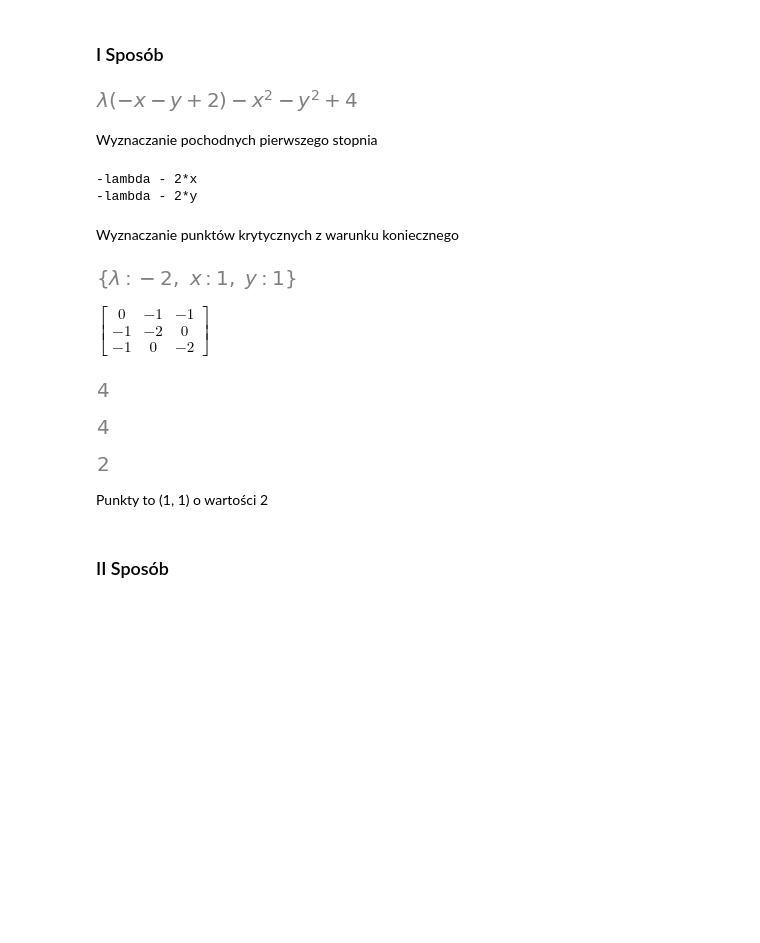
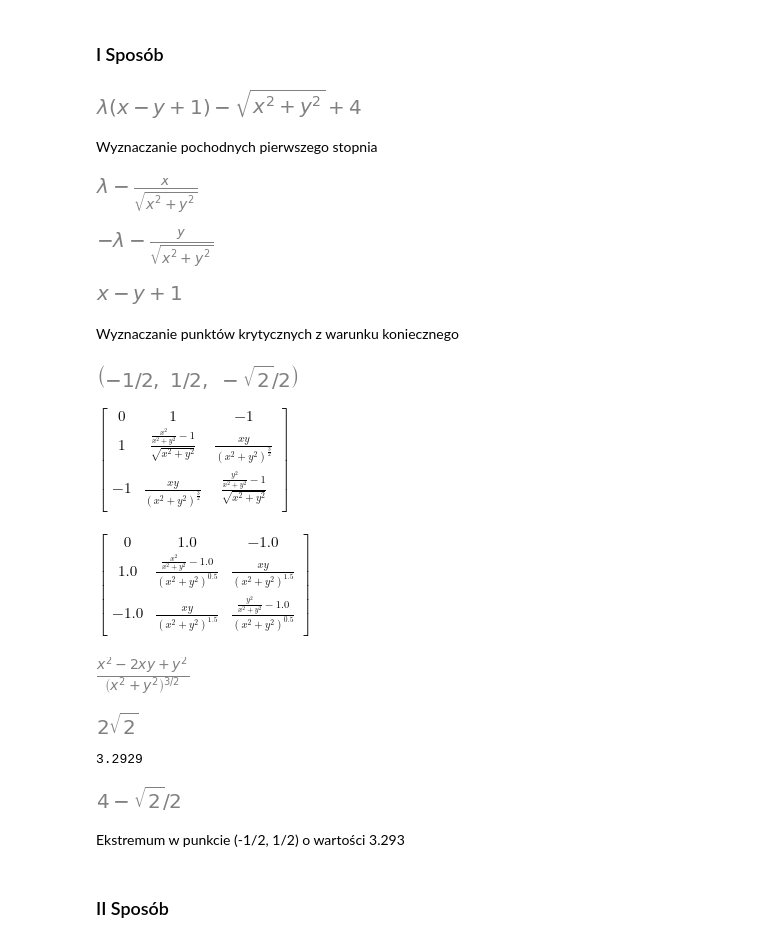
Before and after one commit to pzajaczkowski/ONWP, a Jupyter notebook: lista3/lista3.ipynb, the cells around one changed output. Saved outputs shown, nothing was run; the diff lists cells and outputs as text; code cells hidden in the pictures; blank space fills up the shorter version.

```diff
--- a/lista3/lista3.ipynb
+++ b/lista3/lista3.ipynb
@@ -12,6 +12,6 @@ x, y, ld = sp.symbols("x y lambda")
 # %% [markdown]
 ### Zadanie 1
 # %%
-fun_z = 4 - x**2 - y**2
+fun_z = 4 - sp.sqrt(x**2 + y**2)
 fun_z
 # %% [output]
@@ -19,5 +19,4 @@ fun_z
 # %%
-fun_y = 2 - x
-fun_y = 2 - x
+fun_y = x + 1
 fun_y
 # %% [output]
@@ -34,27 +33,33 @@ fun_g = fun_y - y
 fun_L = fun_z + ld * fun_g
 fun_L
 # %% [output]
-[figure, old version]
+[figure, new version]
 # %% [markdown]
 Wyznaczanie pochodnych pierwszego stopnia
 # %%
 fun_L_diff_x = sp.diff(fun_L, x)
-print(fun_L_diff_x)
-fun_L_diff_y = sp.diff(fun_L, y)
-print(fun_L_diff_y)
-fun_L_diff_lbda = sp.diff(fun_L, ld)
+fun_L_diff_x
 # %% [output]
--lambda - 2*x
--lambda - 2*y
+[figure, added]
+# %%
+fun_L_diff_y = sp.diff(fun_L, y)
+fun_L_diff_y
+# %% [output]
+[figure, added]
+# %%
+fun_L_diff_lbda = sp.diff(fun_L, ld)
+fun_L_diff_lbda
+# %% [output]
+[figure, added]
 # %% [markdown]
 Wyznaczanie punktów krytycznych z warunku koniecznego
 # %%
 crit_point = sp.solve([fun_L_diff_x, fun_L_diff_y, fun_L_diff_lbda], [x, y, ld])
 crit_point
-p1 = crit_point
+p1 = crit_point[0]
 p1
 # %% [output]
-[figure, old version]
+[figure, new version]
 # %%
 L_hesjan = sp.Matrix(
     [
@@ -65,26 +70,41 @@ L_hesjan = sp.Matrix(
 )
 L_hesjan
 # %% [output]
-$\displaystyle \left[\begin{matrix}0 & -1 & -1\\-1 & -2 & 0\\-1 & 0 & -2\end{matrix}\right]$
+$\displaystyle \left[\begin{matrix}0 & 1 & -1\\1 & \frac{\frac{x^{2}}{x^{2} + y^{2}} - 1}{\sqrt{x^{2} + y^{2}}} & \frac{x y}{\left(x^{2} + y^{2}\right)^{\frac{3}{2}}}\\-1 & \frac{x y}{\left(x^{2} + y^{2}\right)^{\frac{3}{2}}} & \frac{\frac{y^{2}}{x^{2} + y^{2}} - 1}{\sqrt{x^{2} + y^{2}}}\end{matrix}\right]$
+# %%
+zaokraglony_L_hesjan = sp.Matrix(
+    [
+        [0, sp.diff(fun_g, x), sp.diff(fun_g, y)],
+        [sp.diff(fun_g, x), sp.diff(fun_L, x, x), sp.diff(fun_L, x, y)],
+        [sp.diff(fun_g, y), sp.diff(fun_L, y, x), sp.diff(fun_L, y, y)],
+    ]
+)
+
+zaokraglony_L_hesjan = zaokraglony_L_hesjan.evalf(n=3)
+zaokraglony_L_hesjan
+# %% [output]
+$\displaystyle \left[\begin{matrix}0 & 1.0 & -1.0\\1.0 & \frac{\frac{x^{2}}{x^{2} + y^{2}} - 1.0}{\left(x^{2} + y^{2}\right)^{0.5}} & \frac{x y}{\left(x^{2} + y^{2}\right)^{1.5}}\\-1.0 & \frac{x y}{\left(x^{2} + y^{2}\right)^{1.5}} & \frac{\frac{y^{2}}{x^{2} + y^{2}} - 1.0}{\left(x^{2} + y^{2}\right)^{0.5}}\end{matrix}\right]$
 # %%
-delta_2 = L_hesjan.det()
+delta_2 = L_hesjan.det().simplify()
 delta_2
 # %% [output]
-[figure, old version]
+[figure, new version]
 # %%
-delta_2_p1 = delta_2.subs([(x, p1[x]), (y, p1[y])])
+delta_2_p1 = delta_2.subs([(x, p1[0]), (y, p1[1])])
 delta_2_p1
 # %% [output]
-[figure, old version]
+[figure, new version]
 # %%
-# wartość ekstremum w punkcie p1
-f_p1 = fun_z.subs([(x, p1[x]), (y, p1[y])])
+# wartość ekstremum w punkcie p1fo
+f_p1 = fun_z.subs([(x, p1[0]), (y, p1[1])])
+print(f_p1.evalf(5))
 f_p1
 # 2 > 0 maksimum warunkowe
 # %% [output]
+3.2929
-[figure, old version]
+[figure, new version]
-# %% [markdown]
-Punkty to (1, 1) o wartości 2
+# %% [markdown]
+Ekstremum w punkcie (-1/2, 1/2) o wartości 3.293
 # %% [markdown]
 ### II Sposób
 # %%
```
Also changed, not shown: parts of 26 cells of this notebook.
